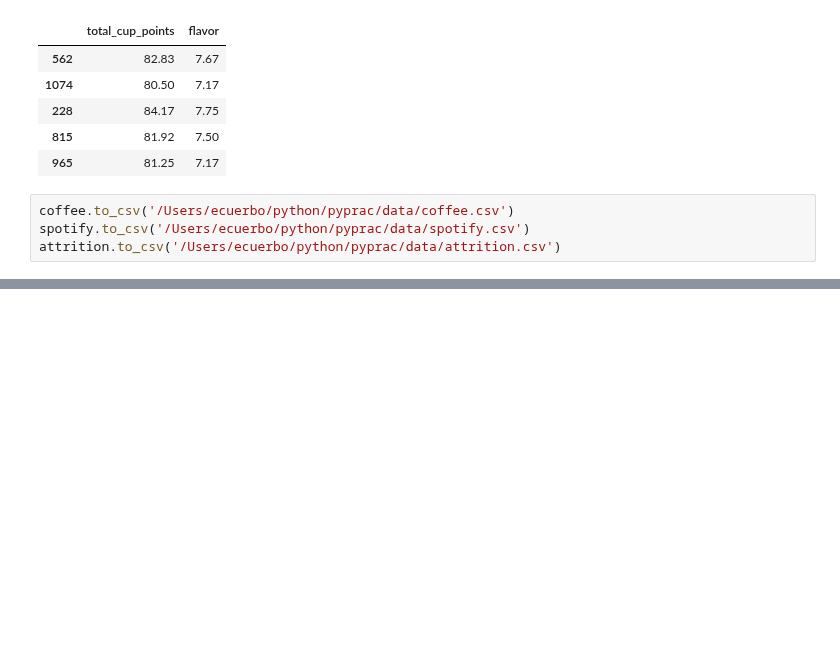
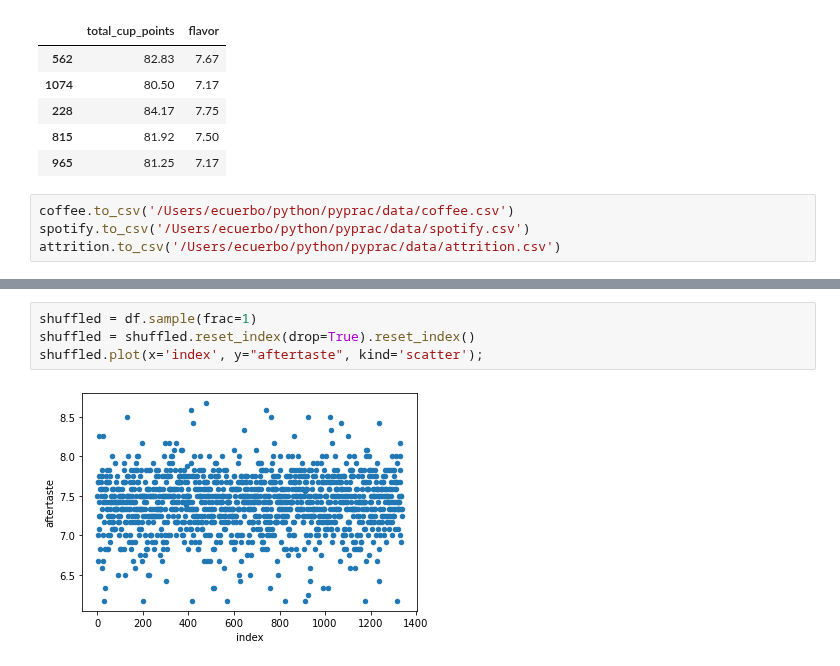
Before and after one commit to ecuerbo/pyprac, a Jupyter notebook: datacamp/sampling-python.ipynb, the cells around one changed output, grey strips where cells are left out. Cells and saved outputs as stored; diff of their text form; blank space fills up the shorter version.

```diff
--- a/datacamp/sampling-python.ipynb
+++ b/datacamp/sampling-python.ipynb
@@ -22,0 +88,6 @@ attrition.to_csv('/Users/ecuerbo/python/pyprac/data/attrition.csv')
+# %%
+shuffled = df.sample(frac=1)
+shuffled = shuffled.reset_index(drop=True).reset_index()
+shuffled.plot(x='index', y="aftertaste", kind='scatter');
+# %% [output]
+[figure, added]
```
Also changed, not shown: parts of 19 cells of this notebook, 1 other file.
